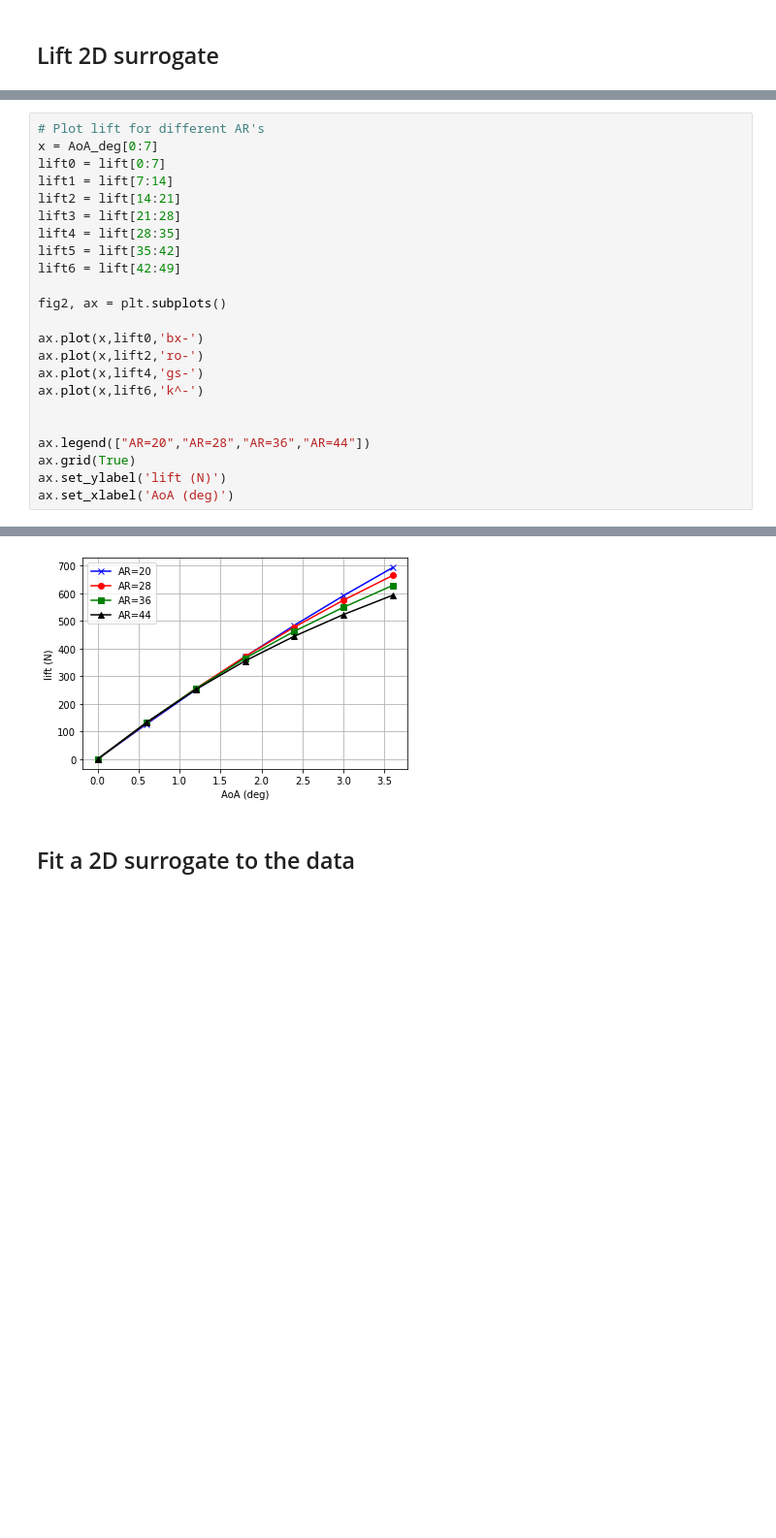
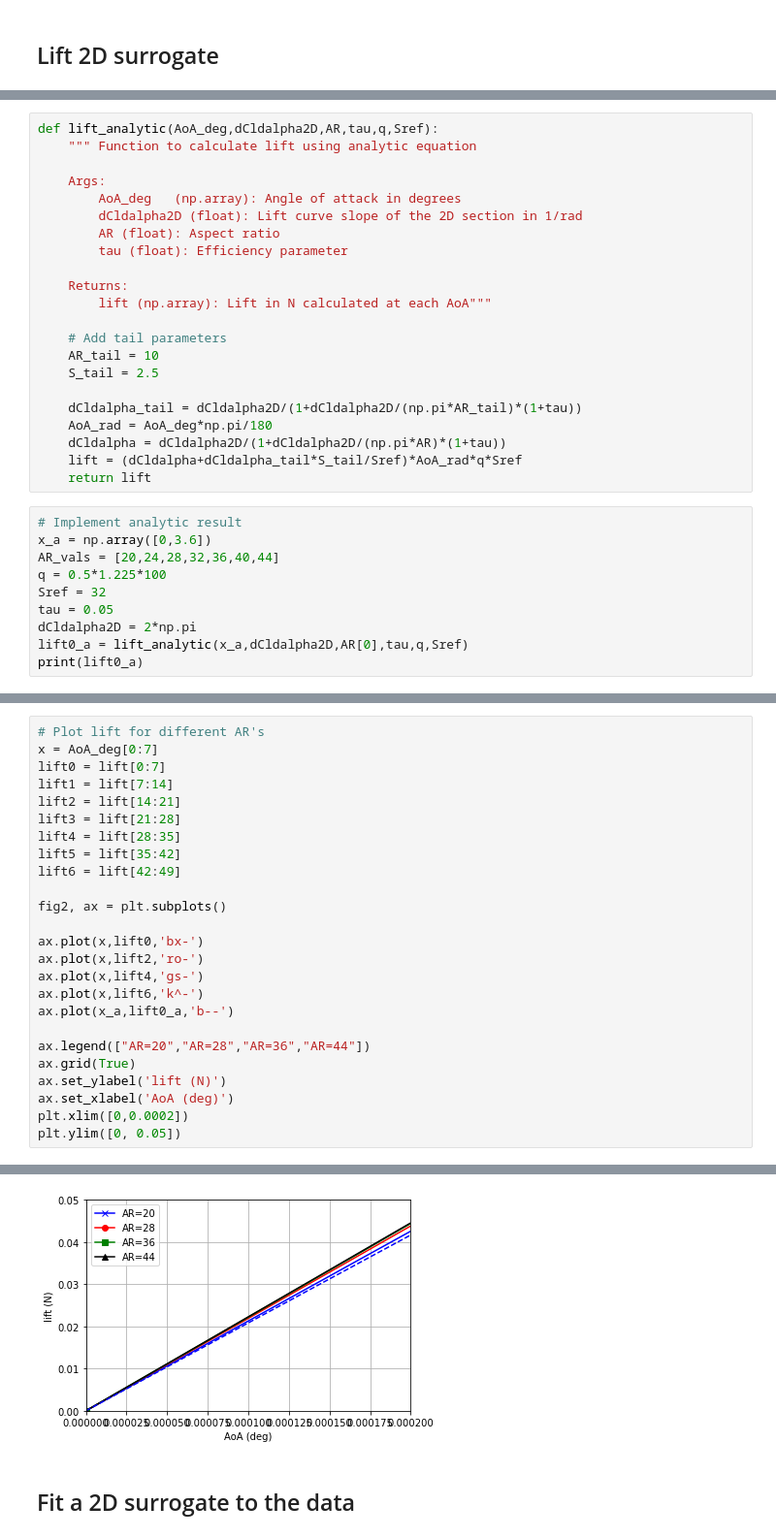
Before and after one commit to ACea15/Projects-SHARPy, a Jupyter notebook: aeroelasticPMOR_Optimization/surrogate_model/aoa_ar_forces_surrogate.ipynb, the cells around one changed output, grey strips where cells are left out. Shown at 97% size. Cells and saved outputs as stored; diff of their text form; blank space fills up the shorter version.

Commit message:
Added analytic lift calculation for validation

```diff
--- a/aeroelasticPMOR_Optimization/surrogate_model/aoa_ar_forces_surrogate.ipynb
+++ b/aeroelasticPMOR_Optimization/surrogate_model/aoa_ar_forces_surrogate.ipynb
@@ -74,0 +80,32 @@ Text(0.5, 0, 'AR')
+# %%
+def lift_analytic(AoA_deg,dCldalpha2D,AR,tau,q,Sref):
+    """ Function to calculate lift using analytic equation
+
+    Args:
+        AoA_deg   (np.array): Angle of attack in degrees
+        dCldalpha2D (float): Lift curve slope of the 2D section in 1/rad
+        AR (float): Aspect ratio
+        tau (float): Efficiency parameter
+
+    Returns:
+        lift (np.array): Lift in N calculated at each AoA"""
+
+    # Add tail parameters
+    AR_tail = 10
+    S_tail = 2.5
+
+    dCldalpha_tail = dCldalpha2D/(1+dCldalpha2D/(np.pi*AR_tail)*(1+tau))
+    AoA_rad = AoA_deg*np.pi/180
+    dCldalpha = dCldalpha2D/(1+dCldalpha2D/(np.pi*AR)*(1+tau))
+    lift = (dCldalpha+dCldalpha_tail*S_tail/Sref)*AoA_rad*q*Sref
+    return lift
+# %%
+# Implement analytic result
+x_a = np.array([0,3.6])
+AR_vals = [20,24,28,32,36,40,44]
+q = 0.5*1.225*100
+Sref = 32
+tau = 0.05
+dCldalpha2D = 2*np.pi
+lift0_a = lift_analytic(x_a,dCldalpha2D,AR[0],tau,q,Sref)
+print(lift0_a)
@@ -89,10 +128,12 @@ ax.plot(x,lift0,'bx-')
 ax.plot(x,lift2,'ro-')
 ax.plot(x,lift4,'gs-')
 ax.plot(x,lift6,'k^-')
-
+ax.plot(x_a,lift0_a,'b--')
 
 ax.legend(["AR=20","AR=28","AR=36","AR=44"])
 ax.grid(True)
 ax.set_ylabel('lift (N)')
 ax.set_xlabel('AoA (deg)')
+plt.xlim([0,0.0002])
+plt.ylim([0, 0.05])
 # %% [output]
@@ -100,4 +141,4 @@ Text(0.5, 0, 'AoA (deg)')
-[figure, old version]
+[figure, new version]
 # %% [markdown]
 
 ## Fit a 2D surrogate to the data
```
Also changed, not shown: parts of 3 cells of this notebook.
